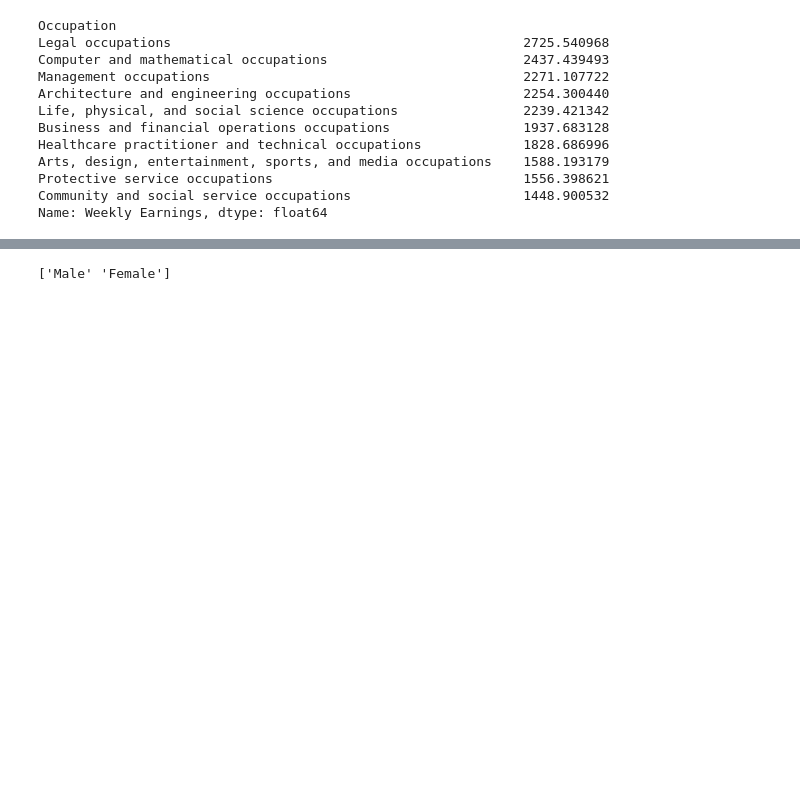
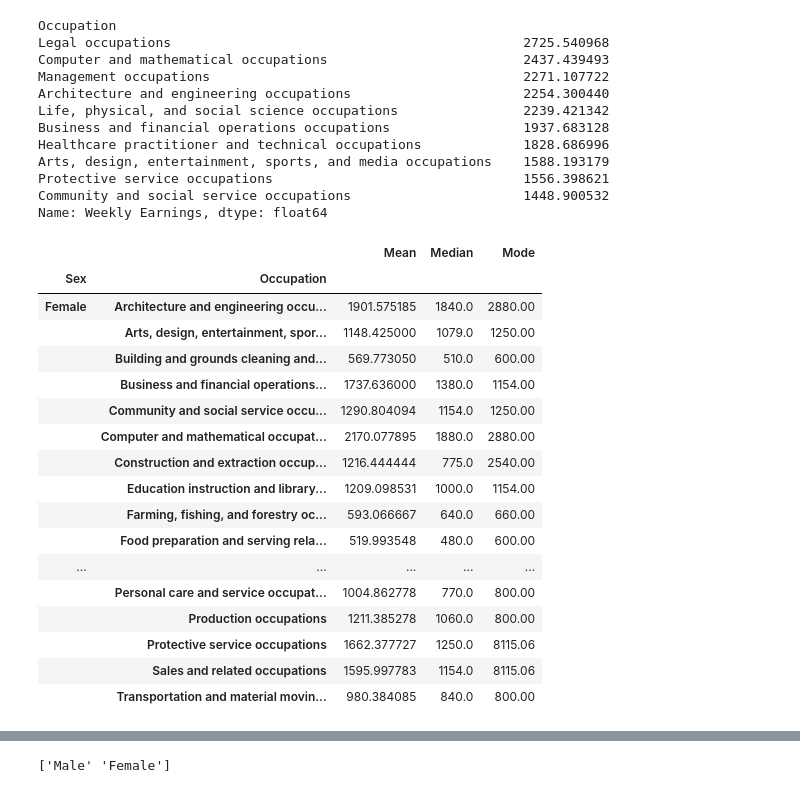
Before and after one commit to JenniBean-K/Money-Talks-A-Demographic-Story, a Jupyter notebook: jkim/outputs/Untitled-1.ipynb, the cells around one changed output, grey strips where cells are left out. Saved outputs shown, nothing was run; the diff lists cells and outputs as text; code cells hidden in the pictures; blank space fills up the shorter version.

```diff
--- a/jkim/outputs/Untitled-1.ipynb
+++ b/jkim/outputs/Untitled-1.ipynb
@@ -117,3 +154,26 @@ Arts, design, entertainment, sports, and media occupations    1588.193179
 Protective service occupations                                1556.398621
 Community and social service occupations                      1448.900532
 Name: Weekly Earnings, dtype: float64
+# %%
+occupation_stats = df.groupby(['Sex', 'Occupation'])['Weekly Earnings'].agg(['mean', 'median', lambda x: x.mode().iloc[0]])
+occupation_stats.columns = ['Mean', 'Median', 'Mode']
+occupation_stats
+# %% [output]
+|  |  | Mean | Median | Mode |
+| Sex | Occupation |  |  |  |
+| Female | Architecture and engineering occu... | 1901.575185 | 1840.0 | 2880.00 |
+|  | Arts, design, entertainment, spor... | 1148.425000 | 1079.0 | 1250.00 |
+|  | Building and grounds cleaning and... | 569.773050 | 510.0 | 600.00 |
+|  | Business and financial operations... | 1737.636000 | 1380.0 | 1154.00 |
+|  | Community and social service occu... | 1290.804094 | 1154.0 | 1250.00 |
+|  | Computer and mathematical occupat... | 2170.077895 | 1880.0 | 2880.00 |
+|  | Construction and extraction occup... | 1216.444444 | 775.0 | 2540.00 |
+|  | Education instruction and library... | 1209.098531 | 1000.0 | 1154.00 |
+|  | Farming, fishing, and forestry oc... | 593.066667 | 640.0 | 660.00 |
+|  | Food preparation and serving rela... | 519.993548 | 480.0 | 600.00 |
+| ... | ... | ... | ... | ... |
+|  | Personal care and service occupat... | 1004.862778 | 770.0 | 800.00 |
+|  | Production occupations | 1211.385278 | 1060.0 | 800.00 |
+|  | Protective service occupations | 1662.377727 | 1250.0 | 8115.06 |
+|  | Sales and related occupations | 1595.997783 | 1154.0 | 8115.06 |
+|  | Transportation and material movin... | 980.384085 | 840.0 | 800.00 |
```
Also changed, not shown: parts of 6 cells of this notebook.
